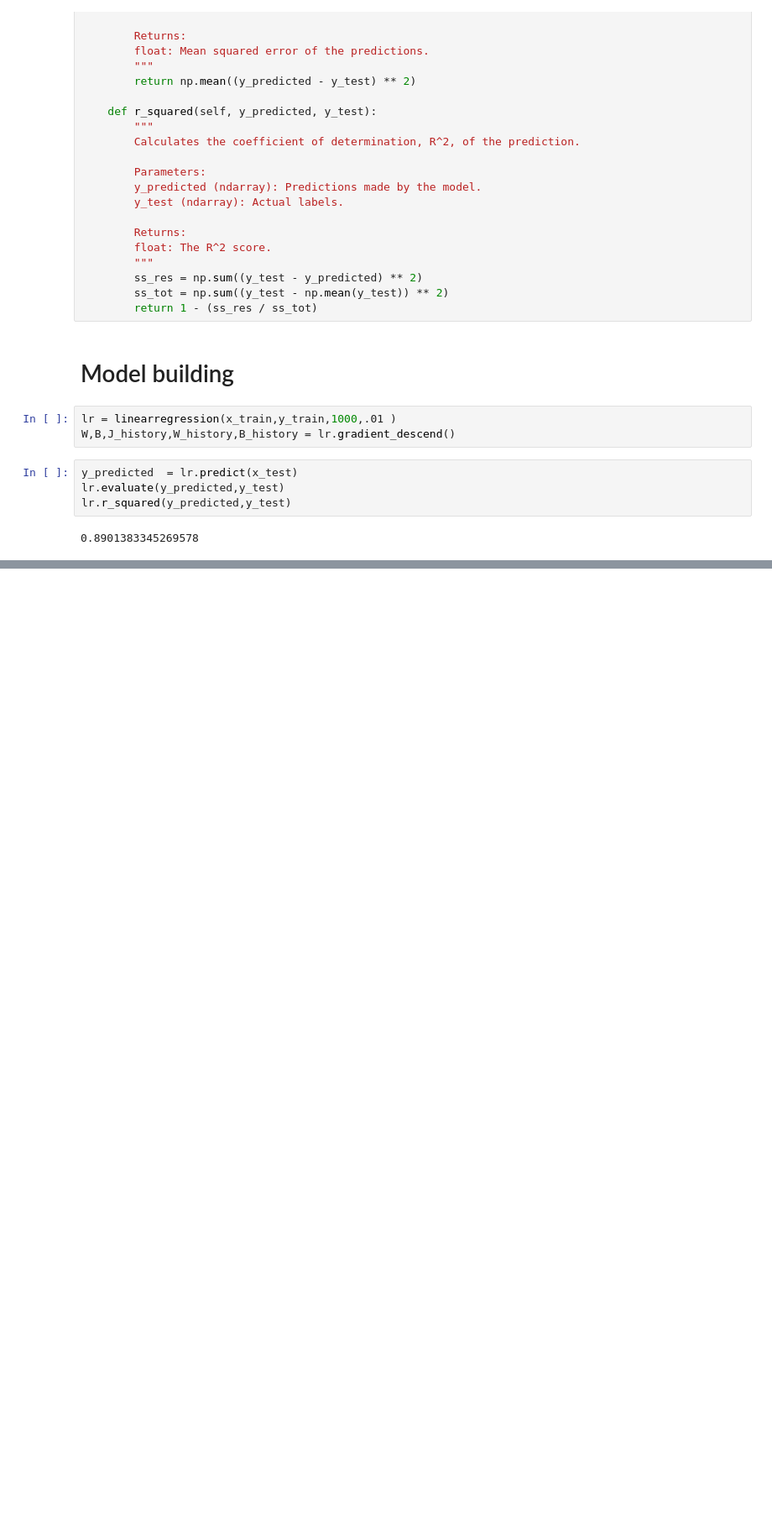
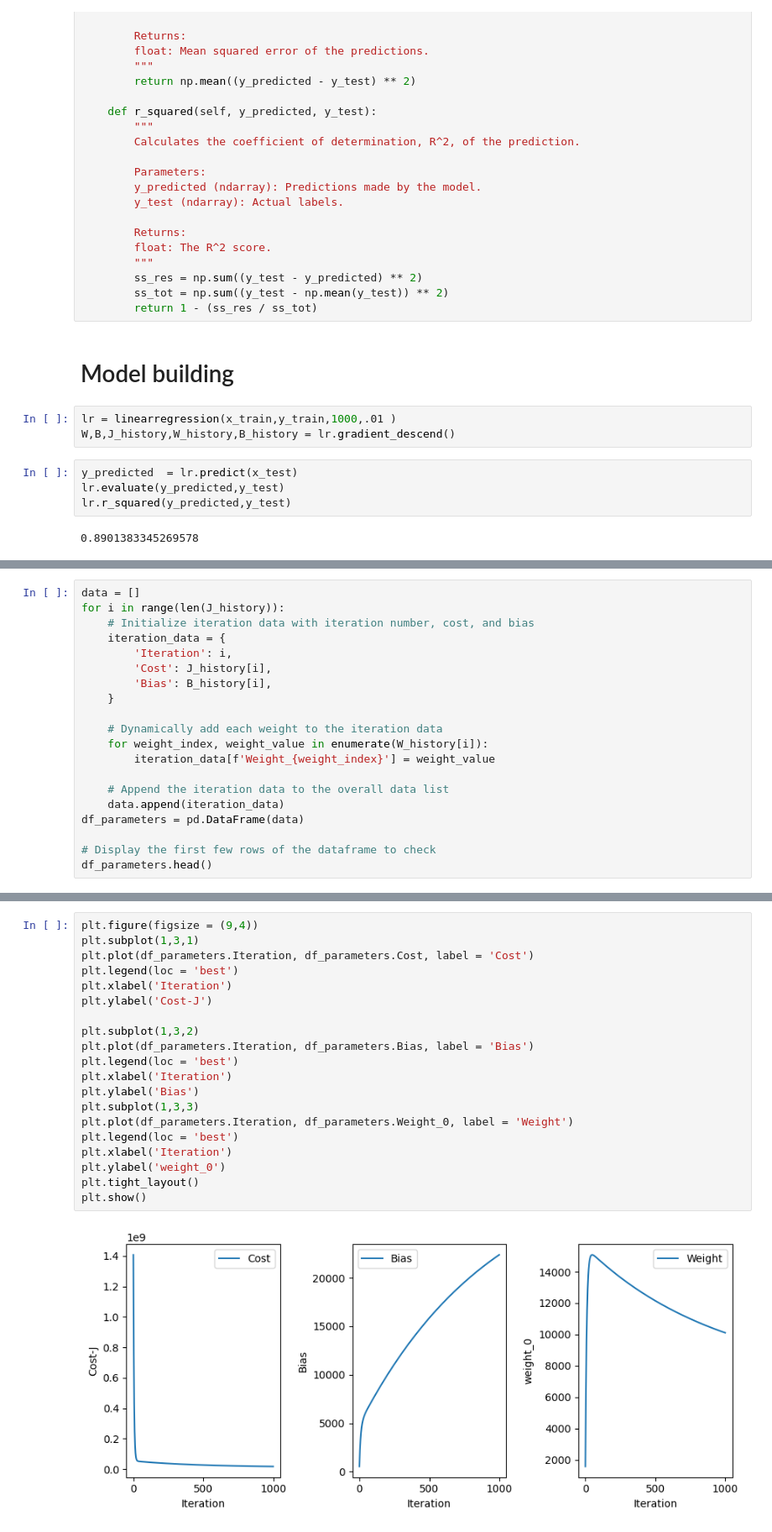
Before and after one commit to xahid007/Machine-Learning, a Jupyter notebook: Linear Models/multivariate-linear-regression.ipynb, the cells around one changed output, grey strips where cells are left out. Shown: that part at 84% size. Cells and saved outputs as stored; diff of their text form; blank space fills up the shorter version.

Commit message:
parameters-LR

```diff
--- a/Linear Models/multivariate-linear-regression.ipynb
+++ b/Linear Models/multivariate-linear-regression.ipynb
@@ -187,0 +192,20 @@ lr.r_squared(y_predicted,y_test)
+# %%
+data = []
+for i in range(len(J_history)):
+    # Initialize iteration data with iteration number, cost, and bias
+    iteration_data = {
+        'Iteration': i,
+        'Cost': J_history[i],
+        'Bias': B_history[i],
+    }
+
+    # Dynamically add each weight to the iteration data
+    for weight_index, weight_value in enumerate(W_history[i]):
+        iteration_data[f'Weight_{weight_index}'] = weight_value
+
+    # Append the iteration data to the overall data list
+    data.append(iteration_data)
+df_parameters = pd.DataFrame(data)
+
+# Display the first few rows of the dataframe to check
+df_parameters.head()
@@ -187,0 +219,22 @@ lr.r_squared(y_predicted,y_test)
+# %%
+plt.figure(figsize = (9,4))
+plt.subplot(1,3,1)
+plt.plot(df_parameters.Iteration, df_parameters.Cost, label = 'Cost')
+plt.legend(loc = 'best')
+plt.xlabel('Iteration')
+plt.ylabel('Cost-J')
+
+plt.subplot(1,3,2)
+plt.plot(df_parameters.Iteration, df_parameters.Bias, label = 'Bias')
+plt.legend(loc = 'best')
+plt.xlabel('Iteration')
+plt.ylabel('Bias')
+plt.subplot(1,3,3)
+plt.plot(df_parameters.Iteration, df_parameters.Weight_0, label = 'Weight')
+plt.legend(loc = 'best')
+plt.xlabel('Iteration')
+plt.ylabel('weight_0')
+plt.tight_layout()
+plt.show()
+# %% [output]
+[figure, added]
```
Also changed, not shown: parts of 3 cells of this notebook.
